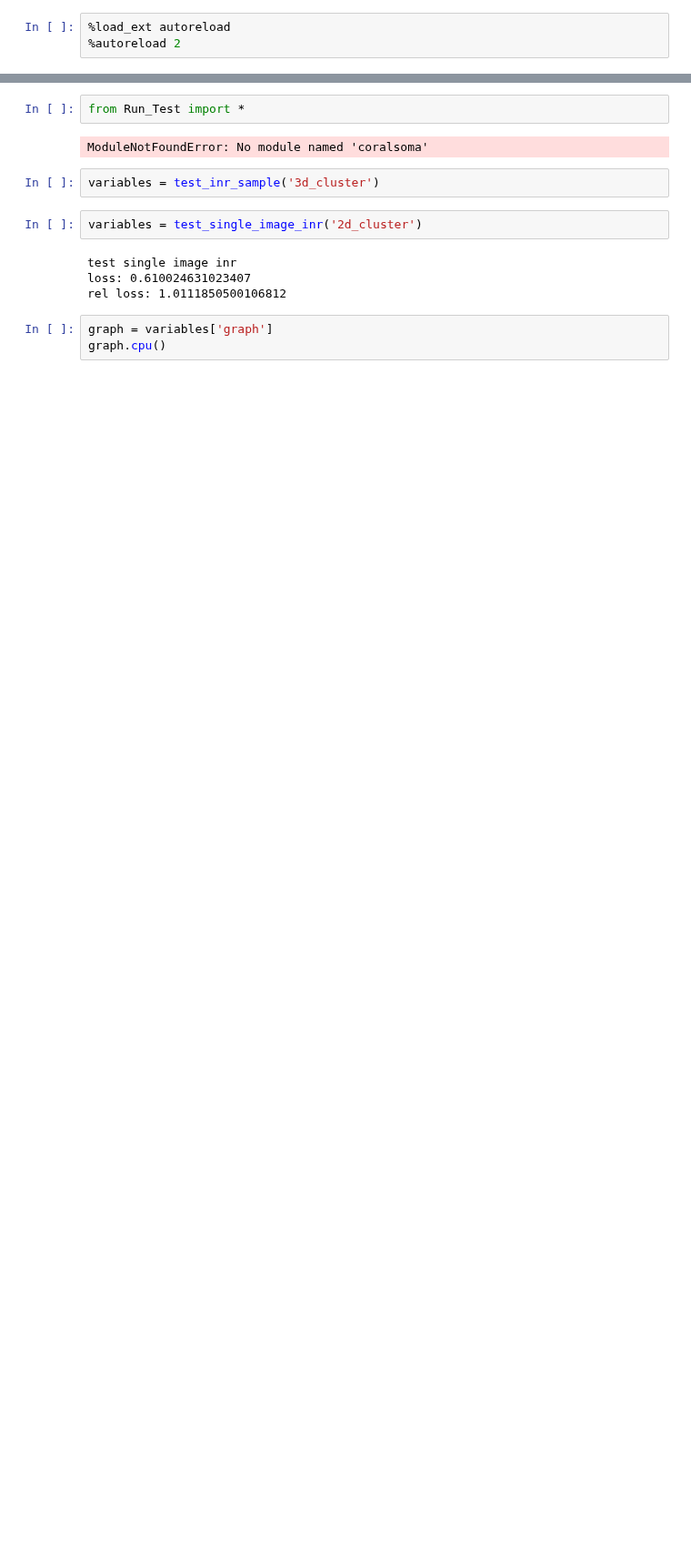
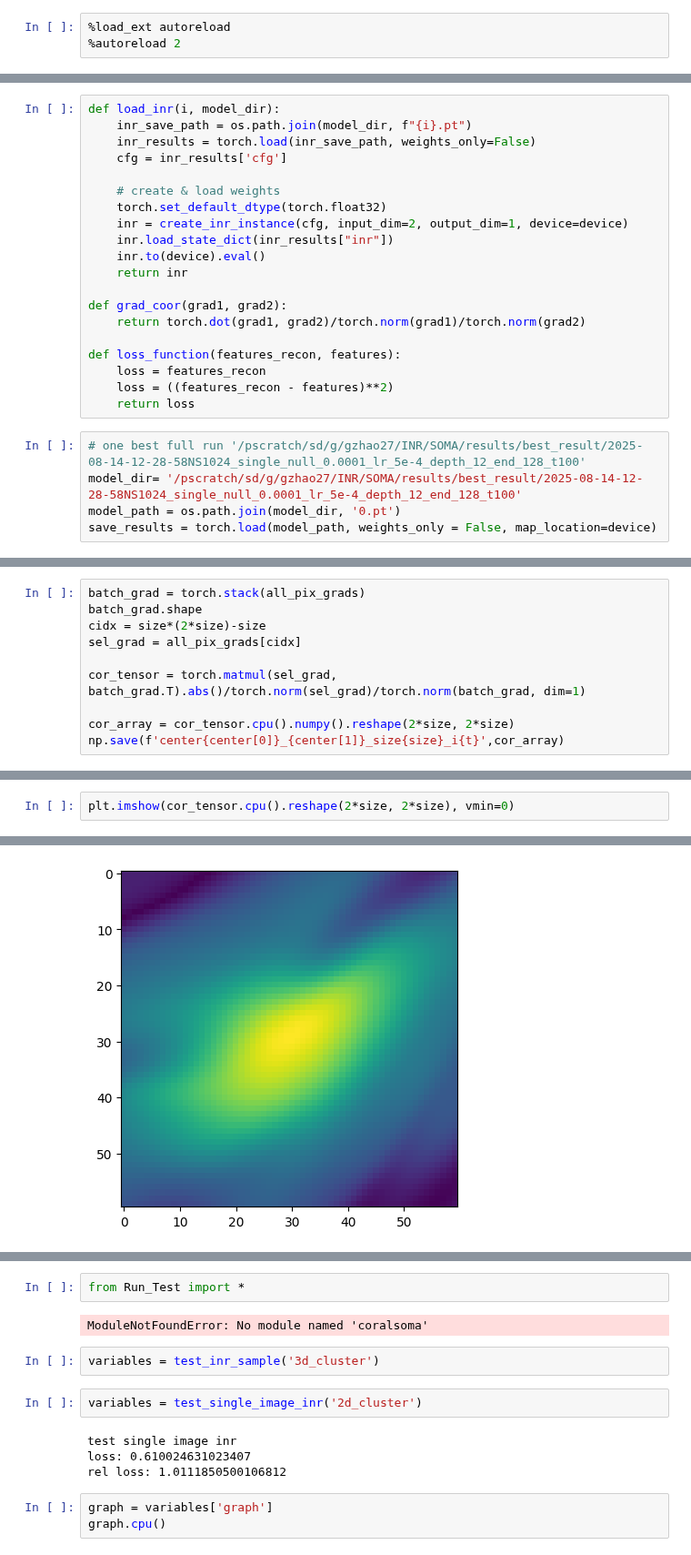
Before and after one commit to guangzhao27/inr_sampling, a Jupyter notebook: inr_sample/Run_Test.ipynb, the cells around one changed output, grey strips where cells are left out. Shown at 91% size. Cells and saved outputs as stored; diff of their text form; blank space fills up the shorter version.

```diff
--- a/inr_sample/Run_Test.ipynb
+++ b/inr_sample/Run_Test.ipynb
@@ -44,0 +71,25 @@ device = torch.device('cuda')
+# %%
+def load_inr(i, model_dir):
+    inr_save_path = os.path.join(model_dir, f"{i}.pt")
+    inr_results = torch.load(inr_save_path, weights_only=False)
+    cfg = inr_results['cfg']
+
+    # create & load weights
+    torch.set_default_dtype(torch.float32)
+    inr = create_inr_instance(cfg, input_dim=2, output_dim=1, device=device)
+    inr.load_state_dict(inr_results["inr"])
+    inr.to(device).eval()
+    return inr
+
+def grad_coor(grad1, grad2):
+    return torch.dot(grad1, grad2)/torch.norm(grad1)/torch.norm(grad2)
+
+def loss_function(features_recon, features):
+    loss = features_recon
+    loss = ((features_recon - features)**2)
+    return loss
+# %%
+# one best full run '/pscratch/sd/g/gzhao27/INR/SOMA/results/best_result/2025-08-14-12-28-58NS1024_single_null_0.0001_lr_5e-4_depth_12_end_128_t100'
+model_dir= '/pscratch/sd/g/gzhao27/INR/SOMA/results/best_result/2025-08-14-12-28-58NS1024_single_null_0.0001_lr_5e-4_depth_12_end_128_t100'
+model_path = os.path.join(model_dir, '0.pt')
+save_results = torch.load(model_path, weights_only = False, map_location=device)
@@ -44,0 +170,10 @@ device = torch.device('cuda')
+# %%
+batch_grad = torch.stack(all_pix_grads)
+batch_grad.shape
+cidx = size*(2*size)-size
+sel_grad = all_pix_grads[cidx]
+
+cor_tensor = torch.matmul(sel_grad, batch_grad.T).abs()/torch.norm(sel_grad)/torch.norm(batch_grad, dim=1)
+
+cor_array = cor_tensor.cpu().numpy().reshape(2*size, 2*size)
+np.save(f'center{center[0]}_{center[1]}_size{size}_i{t}',cor_array)
@@ -44,0 +182,3 @@ device = torch.device('cuda')
+# %%
+plt.imshow(cor_tensor.cpu().reshape(2*size, 2*size), vmin=0)
+# %% [output]
@@ -44,0 +186 @@ device = torch.device('cuda')
+[figure, added]
```
Also changed, not shown: parts of 33 cells of this notebook, 8 other files.
